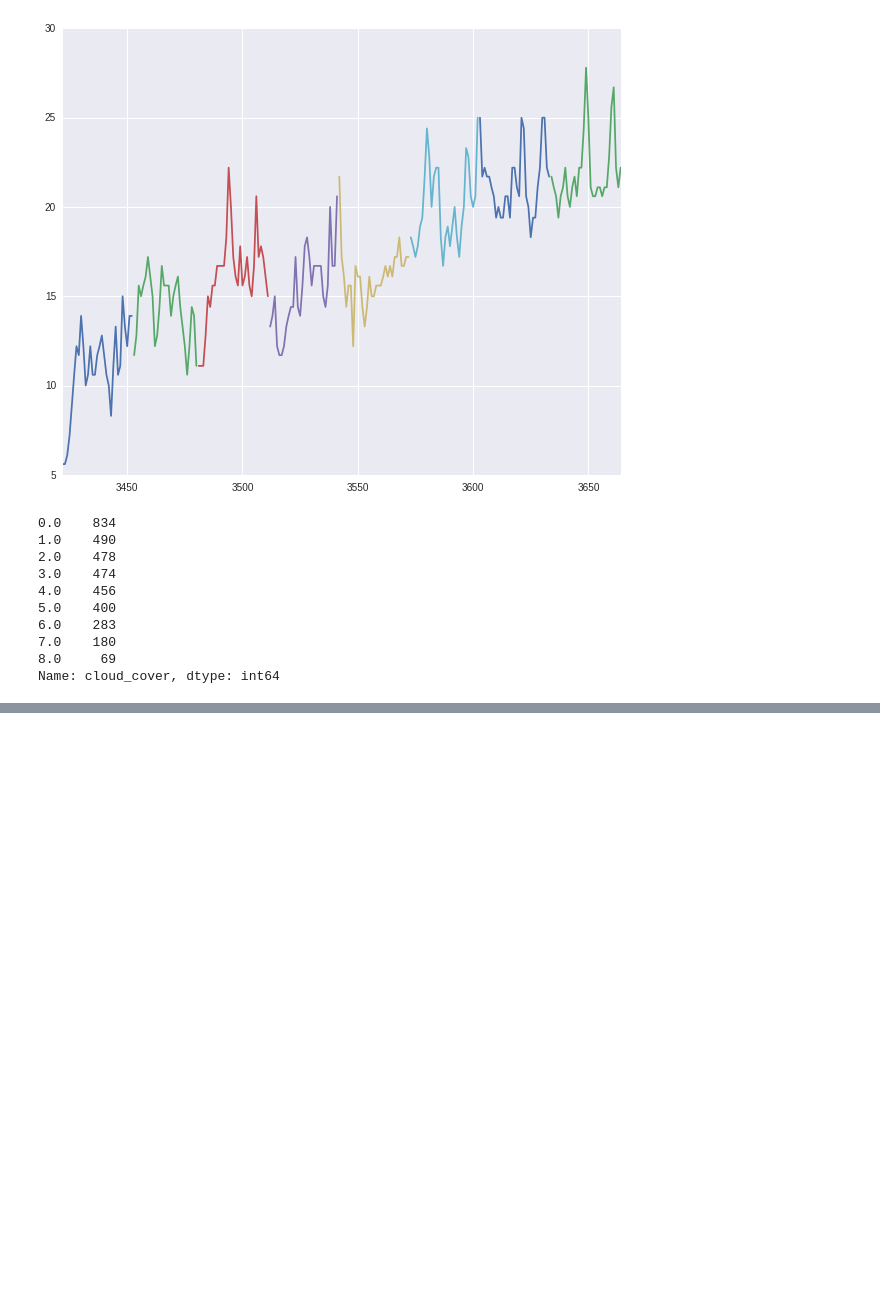
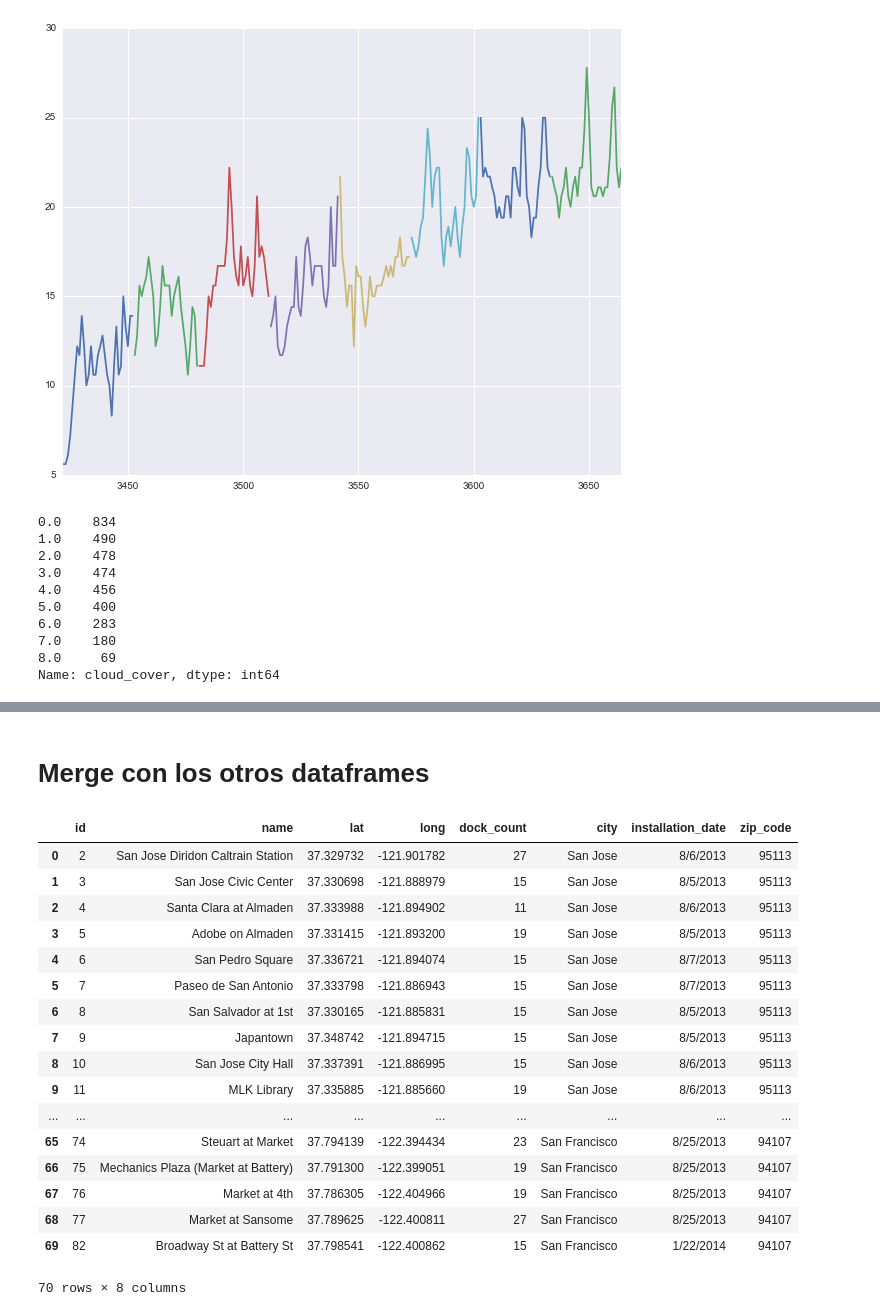
Before and after one commit to AlexVilla92/TP-Datos-2017, a Jupyter notebook: TP1-Exploracion-De-Datos-04-Clima-En-Ciudades.ipynb, the cells around one changed output, grey strips where cells are left out. Cells and saved outputs as stored; diff of their text form; code cells hidden in the pictures; blank space fills up the shorter version.

Commit message:
Merge de zip code y city

```diff
--- a/TP1-Exploracion-De-Datos-04-Clima-En-Ciudades.ipynb
+++ b/TP1-Exploracion-De-Datos-04-Clima-En-Ciudades.ipynb
@@ -218,0 +233,2 @@ Name: cloud_cover, dtype: int64
+# %%
+station = pd.read_csv('tp_bike/station.csv')
@@ -218,0 +258,6 @@ Name: cloud_cover, dtype: int64
+# %%
+#Creo el dataframe con los zip code de cada cuidad para despues mergear
+dato = { 'city' : ['San Jose','Palo Alto','San Francisco','Redwood City','Mountain View'],\
+       'zip_code': [95113,94301,94107,94063,94041]}
+cityZipCode = pd.DataFrame(dato)
+cityZipCode
@@ -218,0 +271,26 @@ Name: cloud_cover, dtype: int64
+# %% [markdown]
+# Merge con los otros dataframes
+# %%
+#Mergeo asi consigo el zip
+stationZip = pd.merge(station,cityZipCode,on='city')
+# %%
+stationZip
+# %% [output]
+|  | id | name | lat | long | dock_count | city | installation_date | zip_code |
+| 0 | 2 | San Jose Diridon Caltrain Station | 37.329732 | -121.901782 | 27 | San Jose | 8/6/2013 | 95113 |
+| 1 | 3 | San Jose Civic Center | 37.330698 | -121.888979 | 15 | San Jose | 8/5/2013 | 95113 |
+| 2 | 4 | Santa Clara at Almaden | 37.333988 | -121.894902 | 11 | San Jose | 8/6/2013 | 95113 |
+| 3 | 5 | Adobe on Almaden | 37.331415 | -121.893200 | 19 | San Jose | 8/5/2013 | 95113 |
+| 4 | 6 | San Pedro Square | 37.336721 | -121.894074 | 15 | San Jose | 8/7/2013 | 95113 |
+| 5 | 7 | Paseo de San Antonio | 37.333798 | -121.886943 | 15 | San Jose | 8/7/2013 | 95113 |
+| 6 | 8 | San Salvador at 1st | 37.330165 | -121.885831 | 15 | San Jose | 8/5/2013 | 95113 |
+| 7 | 9 | Japantown | 37.348742 | -121.894715 | 15 | San Jose | 8/5/2013 | 95113 |
+| 8 | 10 | San Jose City Hall | 37.337391 | -121.886995 | 15 | San Jose | 8/6/2013 | 95113 |
+| 9 | 11 | MLK Library | 37.335885 | -121.885660 | 19 | San Jose | 8/6/2013 | 95113 |
+| ... | ... | ... | ... | ... | ... | ... | ... | ... |
+| 65 | 74 | Steuart at Market | 37.794139 | -122.394434 | 23 | San Francisco | 8/25/2013 | 94107 |
+| 66 | 75 | Mechanics Plaza (Market at Battery) | 37.791300 | -122.399051 | 19 | San Francisco | 8/25/2013 | 94107 |
+| 67 | 76 | Market at 4th | 37.786305 | -122.404966 | 19 | San Francisco | 8/25/2013 | 94107 |
+| 68 | 77 | Market at Sansome | 37.789625 | -122.400811 | 27 | San Francisco | 8/25/2013 | 94107 |
+| 69 | 82 | Broadway St at Battery St | 37.798541 | -122.400862 | 15 | San Francisco | 1/22/2014 | 94107 |
+70 rows × 8 columns
```
Also changed, not shown: parts of 24 cells of this notebook.
